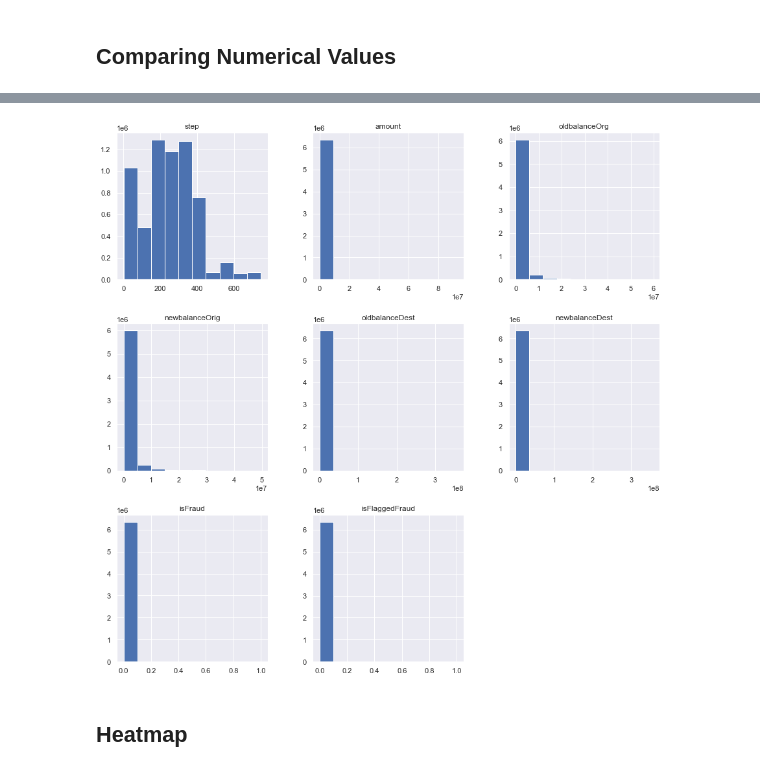
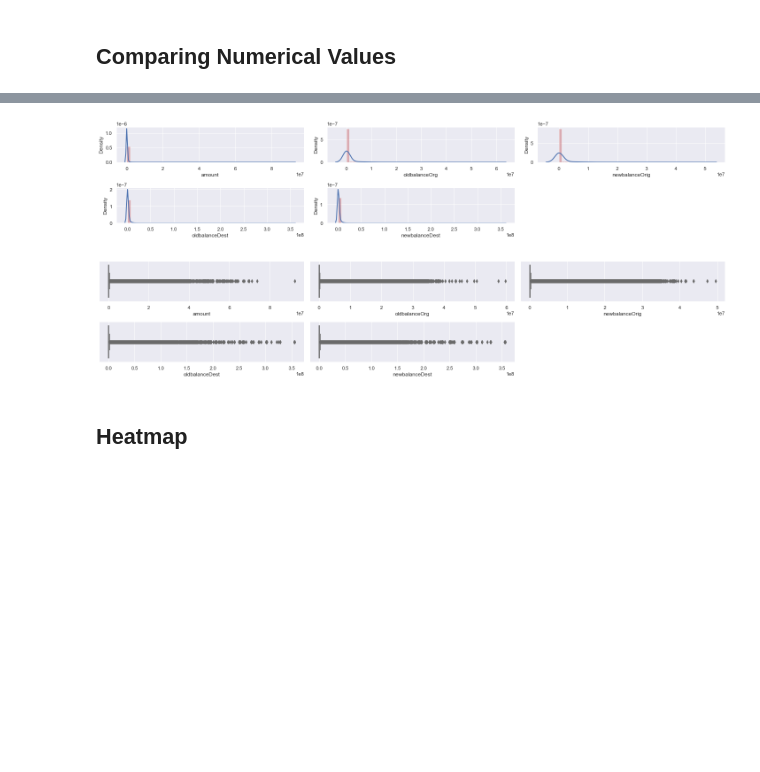
Before and after one commit to tezamarlevi/Online_fraud_detection, a Jupyter notebook: Online_fraud_detection.ipynb, the cells around one changed output, grey strips where cells are left out. Cells and saved outputs as stored; diff of their text form; code cells hidden in the pictures; blank space fills up the shorter version.

```diff
--- a/Online_fraud_detection.ipynb
+++ b/Online_fraud_detection.ipynb
@@ -189,12 +173,29 @@ data.tail(20)
 | 6362617 | 743 | CASH_OUT | 6311409.28 | C1162922333 | 6311409.28 | 0.0 | C1365125890 | 68488.84 | ... |
 | 6362618 | 743 | TRANSFER | 850002.52 | C1685995037 | 850002.52 | 0.0 | C2080388513 | 0.00 | ... |
 | 6362619 | 743 | CASH_OUT | 850002.52 | C1280323807 | 850002.52 | 0.0 | C873221189 | 6510099.11 | ... |
-# %%
-data.hist()
-plt.gcf().set_size_inches(15, 15)
-plt.show()
-# %% [output]
-[figure, removed]
+# %%
+#  Check summary distribution plot and boxplot
+
+warnings.simplefilter(action='ignore', category=FutureWarning)
+list_good = ['amount', 'oldbalanceOrg', 'newbalanceOrig', 'oldbalanceDest', 'newbalanceDest']
+plt.figure(figsize=(20, 4))
+for i in range(len(list_good)):
+    plt.subplot(len(list_good)//2, 3, i + 1)
+    sns.distplot(data[list_good[i]], kde_kws={'color':'b','bw': 0.5,'lw':2,'label':'KDE'},hist_kws={'color':'r'})
+plt.tight_layout()
+plt.show()
+plt.figure(figsize=(20, 4))
+for i in range(len(list_good)):
+    plt.subplot(len(list_good)//2, 3, i + 1)
+    sns.boxplot(
+        x = data[list_good[i]],
+        palette="Set3"
+    )
+plt.tight_layout()
+plt.show()
+# %% [output]
+[figure, added]
+[figure, added]
 # %% [markdown]
 ## **Heatmap**
 # %% [markdown]
```
Also changed, not shown: parts of 43 cells of this notebook.
